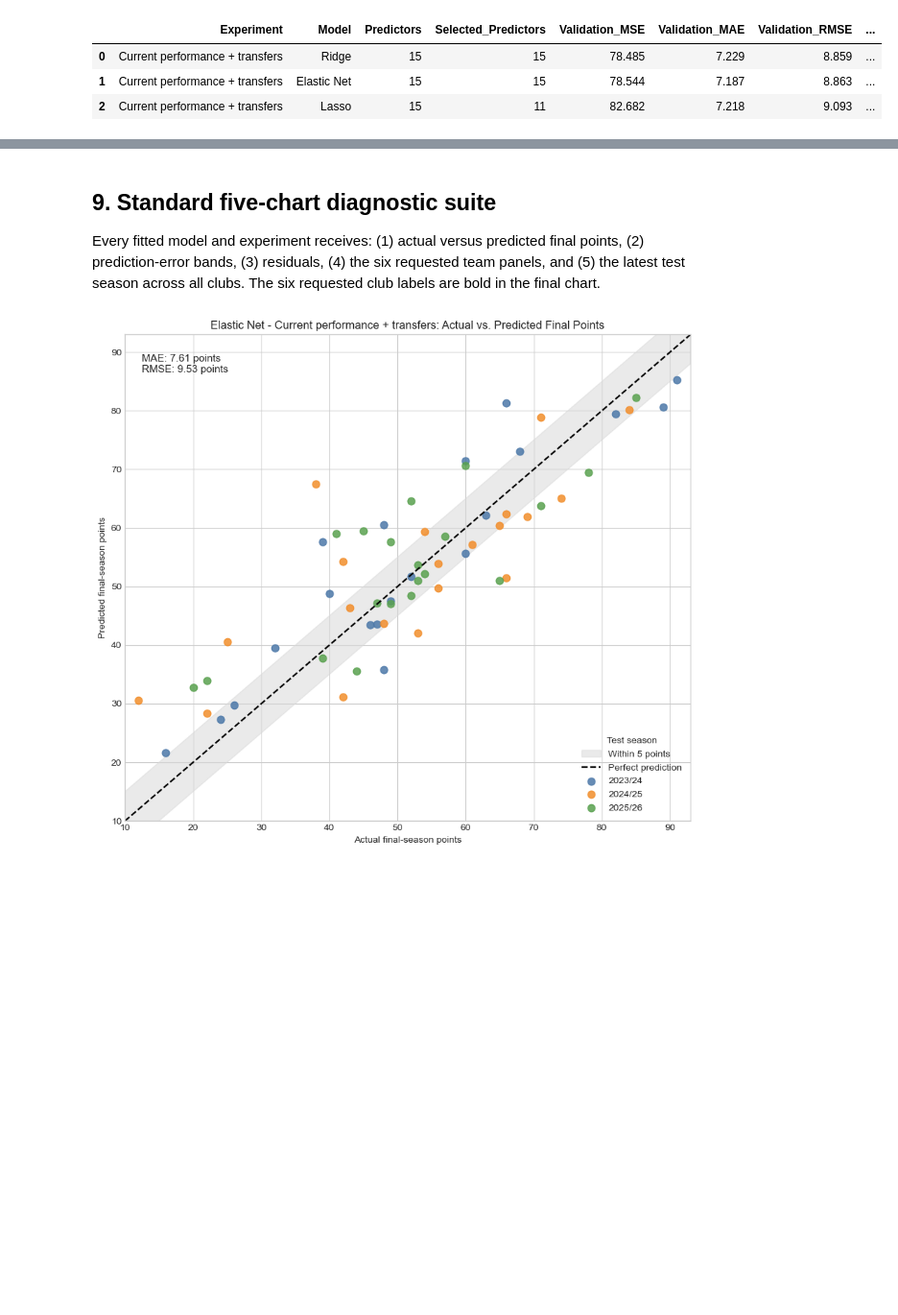
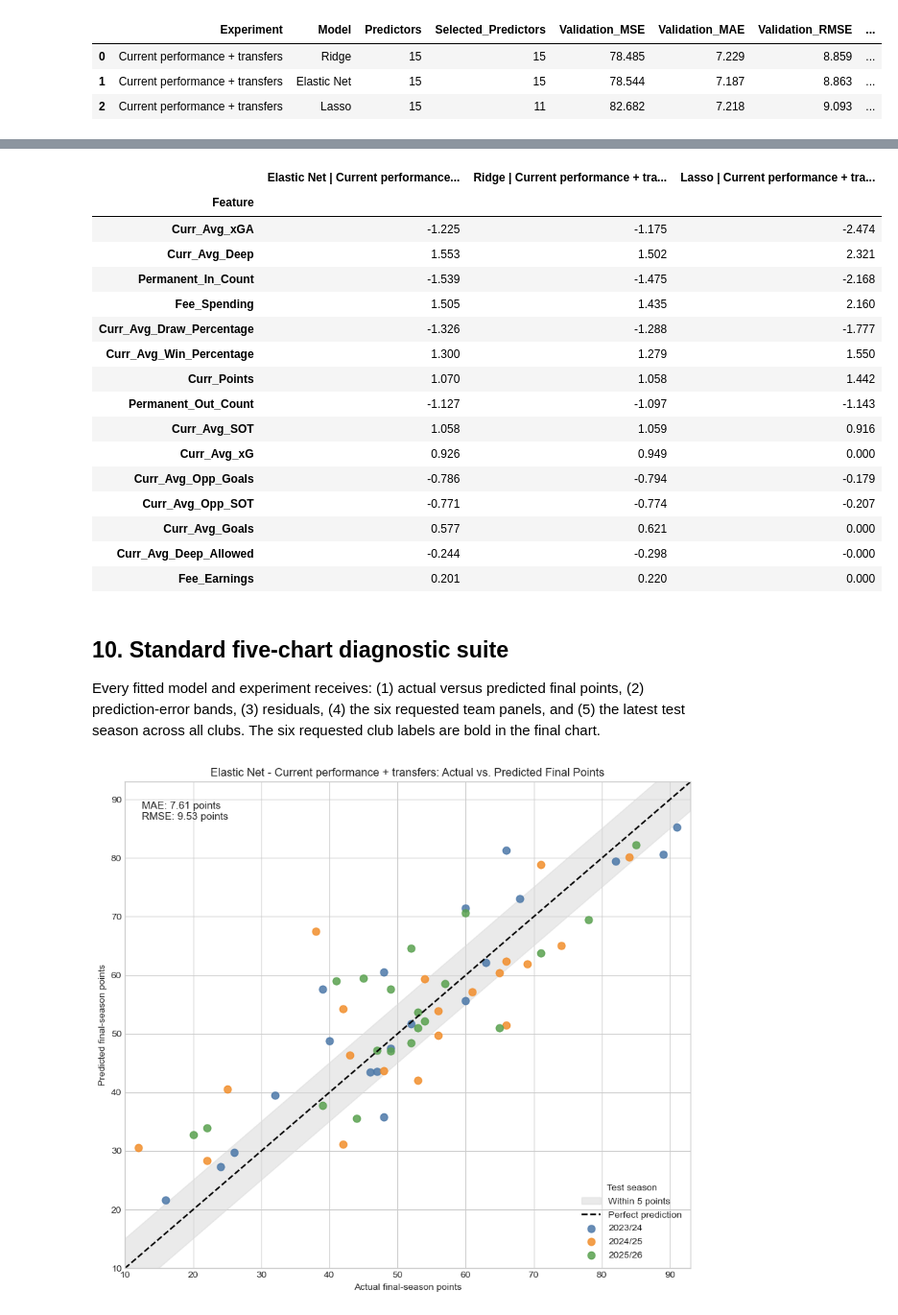
Before and after one commit to MichaelKolby1/epl_results_prediction, a Jupyter notebook: notebooks/primary_models/exclude_prior_season.ipynb, the cells around one changed output, grey strips where cells are left out. Shown at 96% size. Drawn from its saved outputs; the diff is of its cells as text; code cells hidden in the pictures; blank space fills up the shorter version.

```diff
--- a/notebooks/primary_models/exclude_prior_season.ipynb
+++ b/notebooks/primary_models/exclude_prior_season.ipynb
@@ -385,5 +391,45 @@ display(comparison)
+# %%
+coefficient_series = []
+for result in all_results:
+    column_label = f"{result['Model']} | {result['Experiment']}"
+    series = (
+        result["Coefficient_Table"]
+        .set_index("Feature")["Standardized_Coefficient"]
+        .rename(column_label)
+    )
+    coefficient_series.append(series)
+
+coefficient_matrix = pd.concat(coefficient_series, axis=1)
+coefficient_matrix["Largest_Absolute_Coefficient"] = (
+    coefficient_matrix.abs().max(axis=1)
+)
+coefficient_matrix = (
+    coefficient_matrix
+    .sort_values("Largest_Absolute_Coefficient", ascending=False)
+    .drop(columns="Largest_Absolute_Coefficient")
+)
+
+display(coefficient_matrix)
+# %% [output]
+|  | Elastic Net | Current performance... | Ridge | Current performance + tra... | Lasso | Current performance + tra... |
+| Feature |  |  |  |
+| Curr_Avg_xGA | -1.225 | -1.175 | -2.474 |
+| Curr_Avg_Deep | 1.553 | 1.502 | 2.321 |
+| Permanent_In_Count | -1.539 | -1.475 | -2.168 |
+| Fee_Spending | 1.505 | 1.435 | 2.160 |
+| Curr_Avg_Draw_Percentage | -1.326 | -1.288 | -1.777 |
+| Curr_Avg_Win_Percentage | 1.300 | 1.279 | 1.550 |
+| Curr_Points | 1.070 | 1.058 | 1.442 |
+| Permanent_Out_Count | -1.127 | -1.097 | -1.143 |
+| Curr_Avg_SOT | 1.058 | 1.059 | 0.916 |
+| Curr_Avg_xG | 0.926 | 0.949 | 0.000 |
+| Curr_Avg_Opp_Goals | -0.786 | -0.794 | -0.179 |
+| Curr_Avg_Opp_SOT | -0.771 | -0.774 | -0.207 |
+| Curr_Avg_Goals | 0.577 | 0.621 | 0.000 |
+| Curr_Avg_Deep_Allowed | -0.244 | -0.298 | -0.000 |
+| Fee_Earnings | 0.201 | 0.220 | 0.000 |
 # %% [markdown]
-## 9. Standard five-chart diagnostic suite
+## 10. Standard five-chart diagnostic suite
 
 Every fitted model and experiment receives: (1) actual versus predicted final points, (2) prediction-error bands, (3) residuals, (4) the six requested team panels, and (5) the latest test season across all clubs. The six requested club labels are bold in the final chart.
 # %%
```
Also changed, not shown: parts of 1 cell of this notebook, 2 other files.
